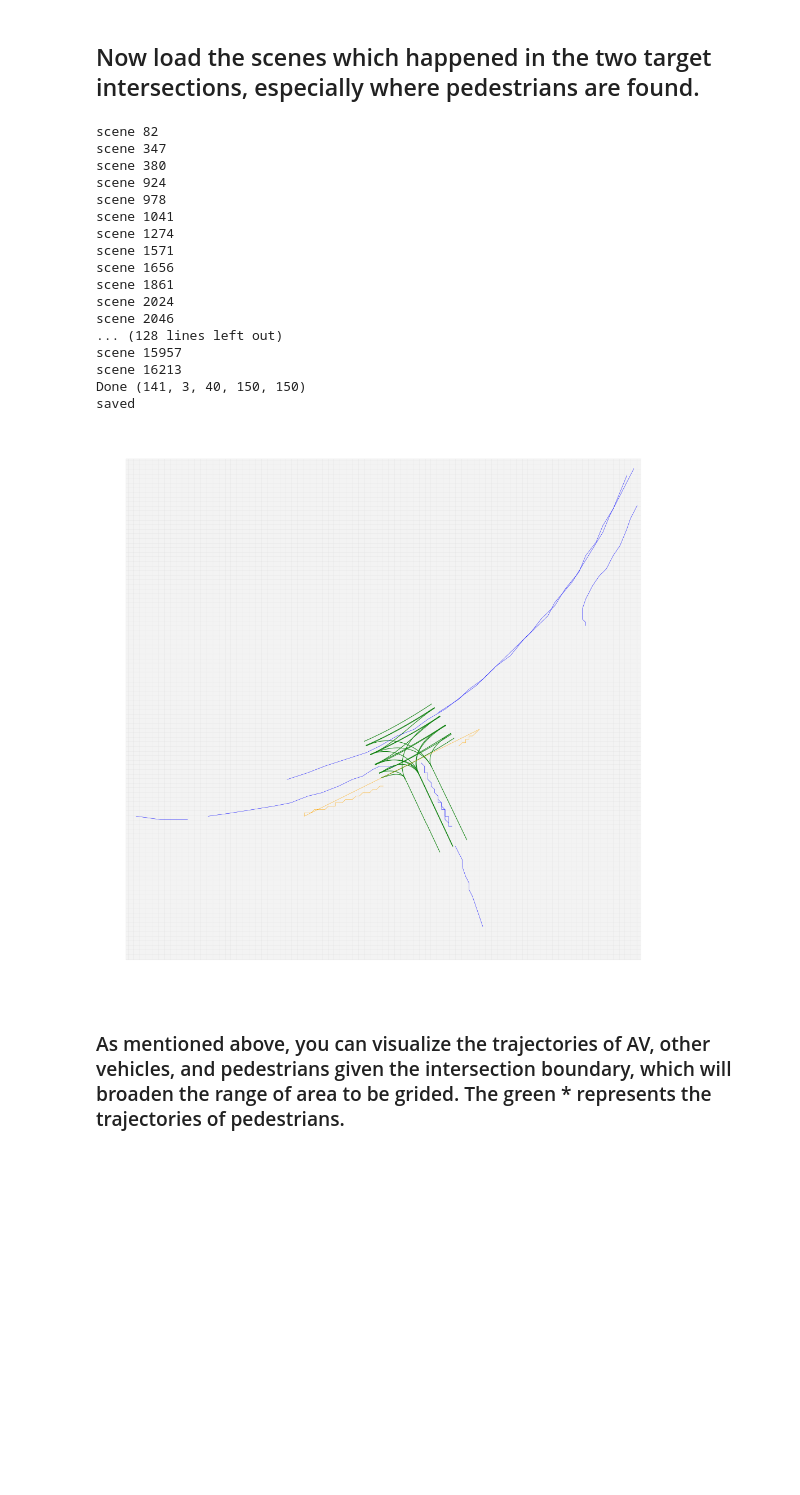
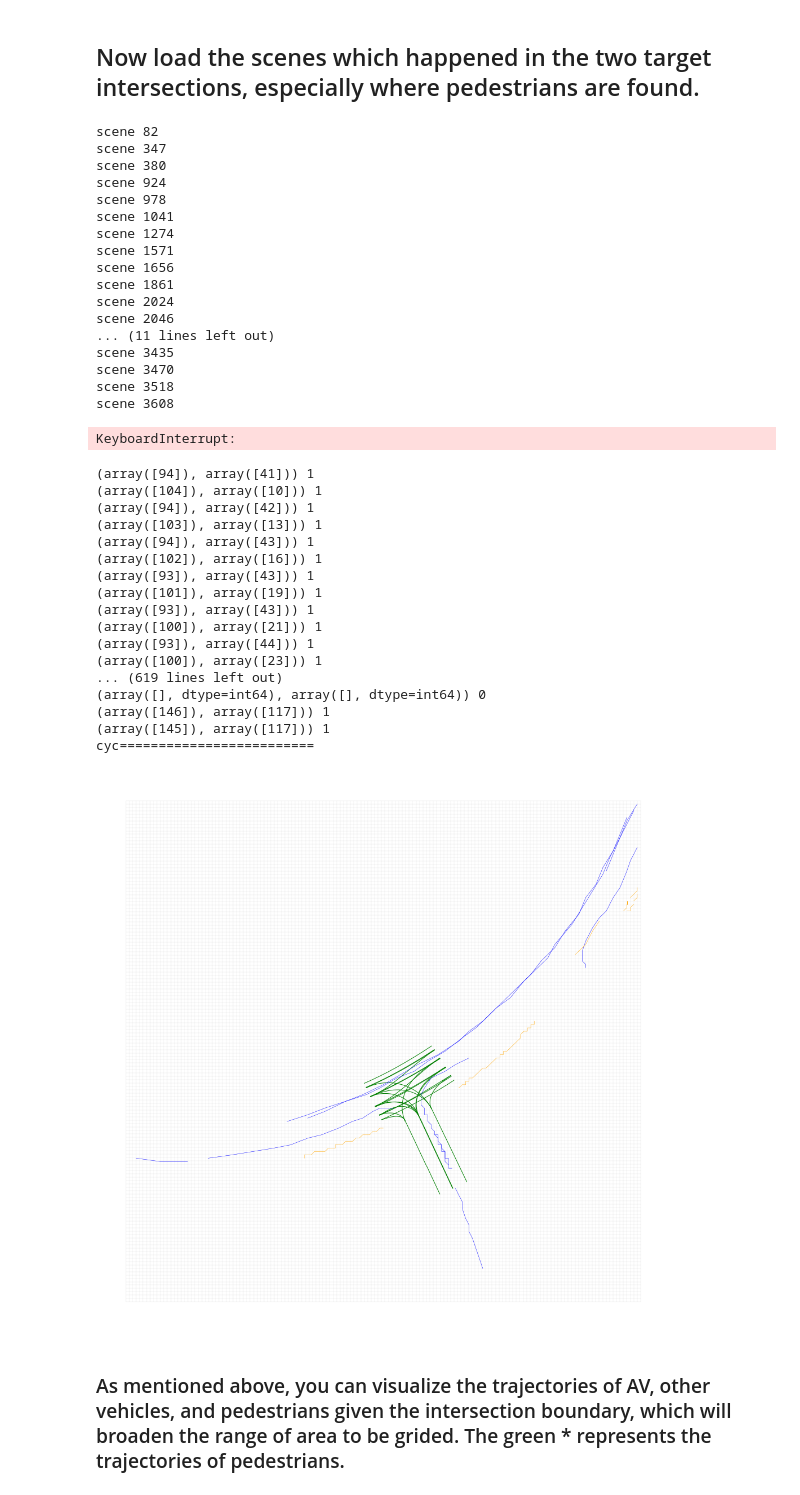
Before and after one commit to shuruiz/planning, a Jupyter notebook: extract_representation.ipynb, the cells around one changed output. Saved outputs shown, nothing was run; the diff lists cells and outputs as text; code cells hidden in the pictures; blank space fills up the shorter version.

```diff
--- a/extract_representation.ipynb
+++ b/extract_representation.ipynb
@@ -296,3 +272,12 @@ def plot_scene_on_grid(intersection_id, lane_list, grid_boundary, veh=None, ped=
         for traj in cyc: plt.plot(traj[:,0],traj[:,1], c='cyan',linewidth=0.5)
     plt.axis('off')
     plt.show()
+# %%
+def get_trajectory(intersection_id, scene, lane_list, junction_boundary):
+
+    Test.agent_trajectory(scene, 'Pedestrian', junction_boundary[intersection_id])
+    veh_traj, ped_traj,cyclist_traj = Test.get_agent_traj(scene, 'Pedestrian', intersection_id, lane_list[intersection_id])
+    return veh_traj, ped_traj,cyclist_traj
+
+veh_traj, ped_traj,cyc_traj = get_trajectory('8KfB', 3609, lane_list, junction_boundary) # 2209
+print(veh_traj[0].shape, ped_traj[1].shape, cyc_traj.shape)
@@ -359,10 +359,10 @@ def get_downsample(scene, Test, zarr_dataset, intersection_id, grid_boundary):
 
 
     # each frame is a 3D tensor: [3,40,150, 150]
-    tensor= np.zeros(shape=(3,40,150,150))
+    tensor= np.zeros(shape=(3,48,150,150))
     carid_to_fillvalue={}
     fill_value=0
-    sampling_id=range(0, 200,5)
+    sampling_id=range(0, 240,5)
     for car_idx, car_id in enumerate(car_id_list):
         for enum_idx, frame in enumerate(sampling_id):
             frame = frame_interval[0] + frame
@@ -405,7 +405,7 @@ def get_downsample(scene, Test, zarr_dataset, intersection_id, grid_boundary):
                         pedid_to_fillvalue[ped_id]=ped_fill_value
 
                     fill_x, fill_y =fill_coor[0],fill_coor[1]
-                    tensor[1][enum_idx][fill_x][fill_y]=fill_value
+                    tensor[1][enum_idx][fill_x][fill_y]=ped_fill_value
 #                     print("fillat",1,ped_id, enum_idx, fill_x, fill_y, ped_fill_value)
 
     cycid_to_fillvalue={}
@@ -429,14 +429,14 @@ def get_downsample(scene, Test, zarr_dataset, intersection_id, grid_boundary):
                         cycid_to_fillvalue[cyc_id]=cyc_fill_value
 
                     fill_x, fill_y =fill_coor[0],fill_coor[1]
-                    tensor[2][enum_idx][fill_x][fill_y]=fill_value
+                    tensor[2][enum_idx][fill_x][fill_y]=cyc_fill_value
 #                     print("fillat",1,cyc_id, enum_idx, fill_x, fill_y, cyc_fill_value)
 
 #     # return the state array with 0.5 second per time step
 #     return scene_state[:,::5,:]
     return tensor
 # %%
-down_sample = get_downsample(2148, Test, zarr_dataset, '8KfB', grid_boundary=grid_boundary) # 2148, 5532
+down_sample = get_downsample(3609, Test, zarr_dataset, '8KfB', grid_boundary=grid_boundary) # 2148, 5532
 # %%
 print(down_sample.shape)
 # %% [output]
@@ -450,8 +450,8 @@ junction_lane_merge = np.load('ruixuan/target_scene_index/lane_merge/scene_index
 junction_8KfB = np.load('ruixuan/target_scene_index/8KfB/scene_index(8KfB)_Pedestrian.npy',allow_pickle = True)
 # %%
 final_tensor=[]
-for scene in junction_8KfB:
-    print("scene", scene)
+for _, scene in enumerate(junction_8KfB):
+    print("i-th, scene", _, scene)
     scene_tensor = get_downsample(scene, Test, zarr_dataset, '8KfB', grid_boundary=grid_boundary) # 3134
 
     if scene_tensor is None:
@@ -475,11 +475,12 @@ scene 1656
 scene 1861
 scene 2024
 scene 2046
-... (128 lines left out)
-scene 15957
-scene 16213
-Done (141, 3, 40, 150, 150)
-saved
+... (11 lines left out)
+scene 3435
+scene 3470
+scene 3518
+scene 3608
+KeyboardInterrupt:
 # %%
 # replot from representation
 from collections import defaultdict
@@ -537,10 +542,27 @@ def replot_from_representation(scene_tensor, lane_list, intersection_id, grid_bo
     plt.axis('off')
     plt.show()
 # %%
-replot_from_representation(final_tensor[27], lane_list=lane_list, intersection_id='8KfB',  \
+replot_from_representation(down_sample, lane_list=lane_list, intersection_id='8KfB',  \
                            grid_boundary=grid_boundary)
 # %% [output]
+(array([94]), array([41])) 1
+(array([104]), array([10])) 1
+(array([94]), array([42])) 1
+(array([103]), array([13])) 1
+(array([94]), array([43])) 1
+(array([102]), array([16])) 1
+(array([93]), array([43])) 1
+(array([101]), array([19])) 1
+(array([93]), array([43])) 1
+(array([100]), array([21])) 1
+(array([93]), array([44])) 1
+(array([100]), array([23])) 1
+... (619 lines left out)
+(array([], dtype=int64), array([], dtype=int64)) 0
+(array([146]), array([117])) 1
+(array([145]), array([117])) 1
+cyc=========================
-[figure, old version]
+[figure, new version]
 # %% [markdown]
 ### As mentioned above, you can visualize the trajectories of AV, other vehicles, and pedestrians given the intersection boundary, which will broaden the range of area to be grided. The green * represents the trajectories of pedestrians.
 # %%
```
Also changed, not shown: parts of 7 cells of this notebook, 2 other files.
